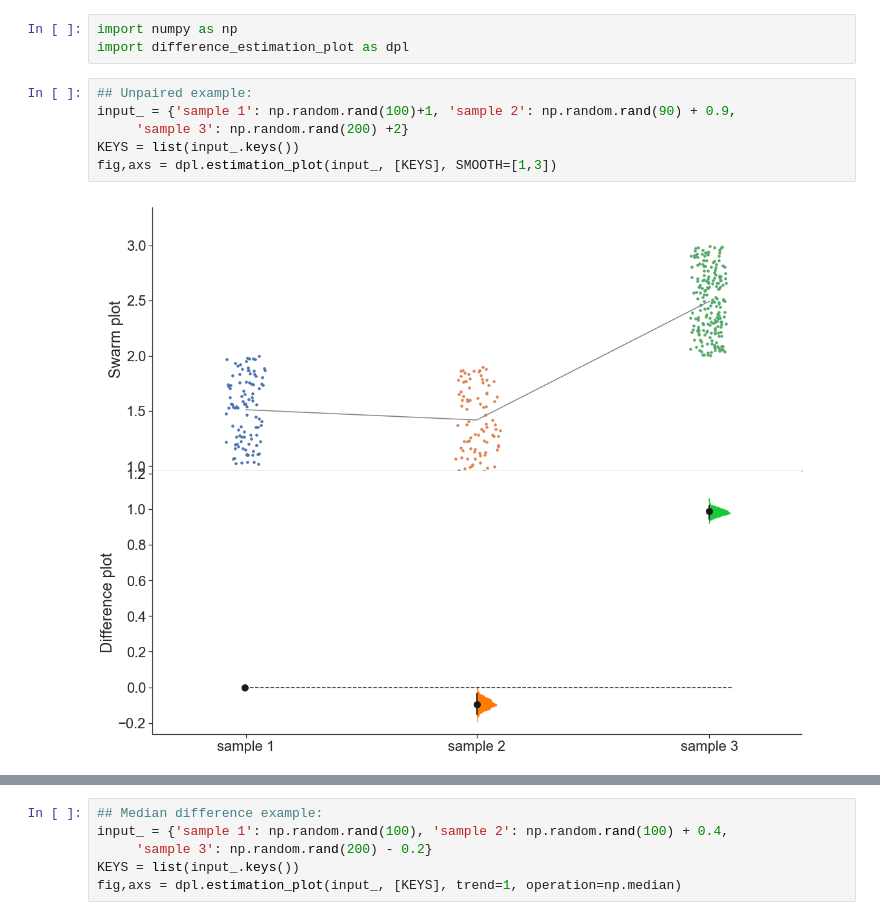
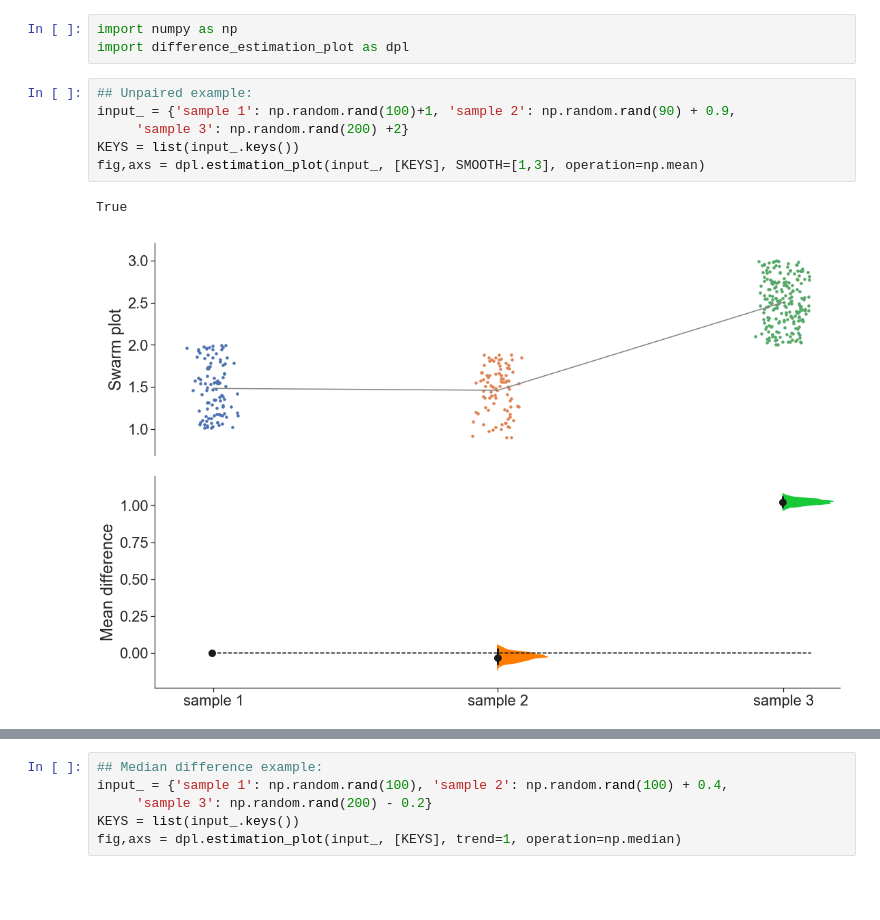
Before and after one commit to drsax93/difference_estimation_plot, a Jupyter notebook: difference_estimation_plot_examples.ipynb, the cells around one changed output, grey strips where cells are left out. Drawn from its saved outputs; the diff is of its cells as text; blank space fills up the shorter version.

```diff
--- a/difference_estimation_plot_examples.ipynb
+++ b/difference_estimation_plot_examples.ipynb
@@ -7,11 +7,12 @@ import difference_estimation_plot as dpl
 # %%
 ## Unpaired example:
 input_ = {'sample 1': np.random.rand(100)+1, 'sample 2': np.random.rand(90) + 0.9,
      'sample 3': np.random.rand(200) +2}
 KEYS = list(input_.keys())
-fig,axs = dpl.estimation_plot(input_, [KEYS], SMOOTH=[1,3])
+fig,axs = dpl.estimation_plot(input_, [KEYS], SMOOTH=[1,3], operation=np.mean)
 # %% [output]
+True
-[figure, old version]
+[figure, new version]
 # %%
 ## Paired example:
 input_ = {'sample 1': np.random.rand(10), 'sample 2': np.random.rand(10) + 0.4,
```
Also changed, not shown: parts of 4 cells of this notebook, 1 other file.
